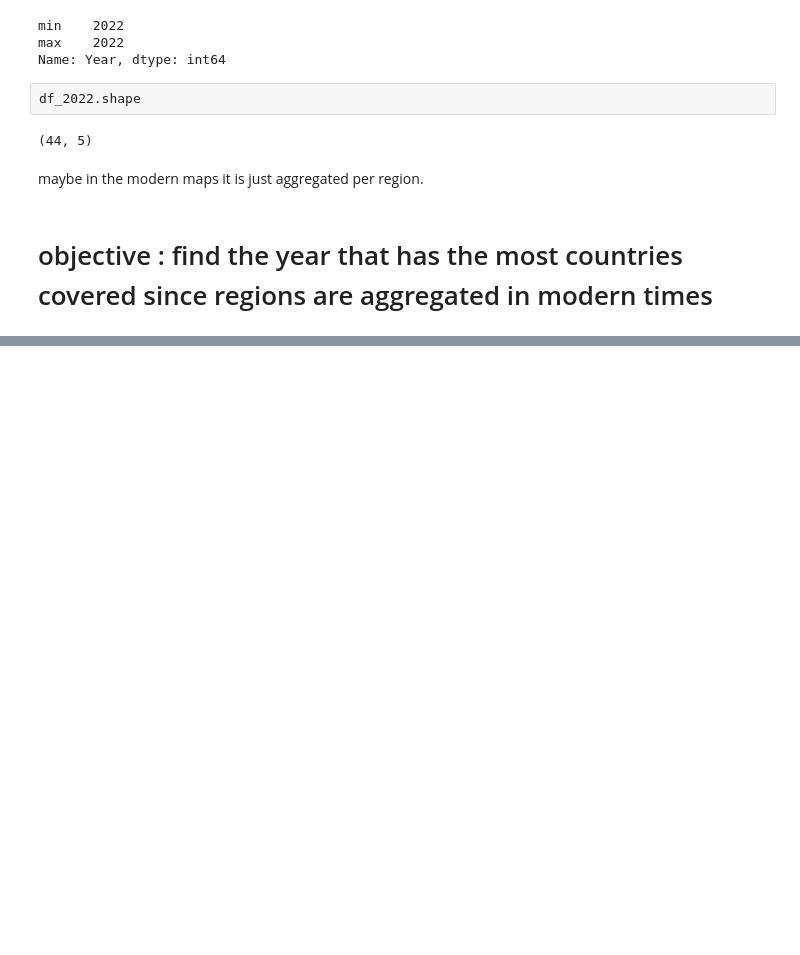
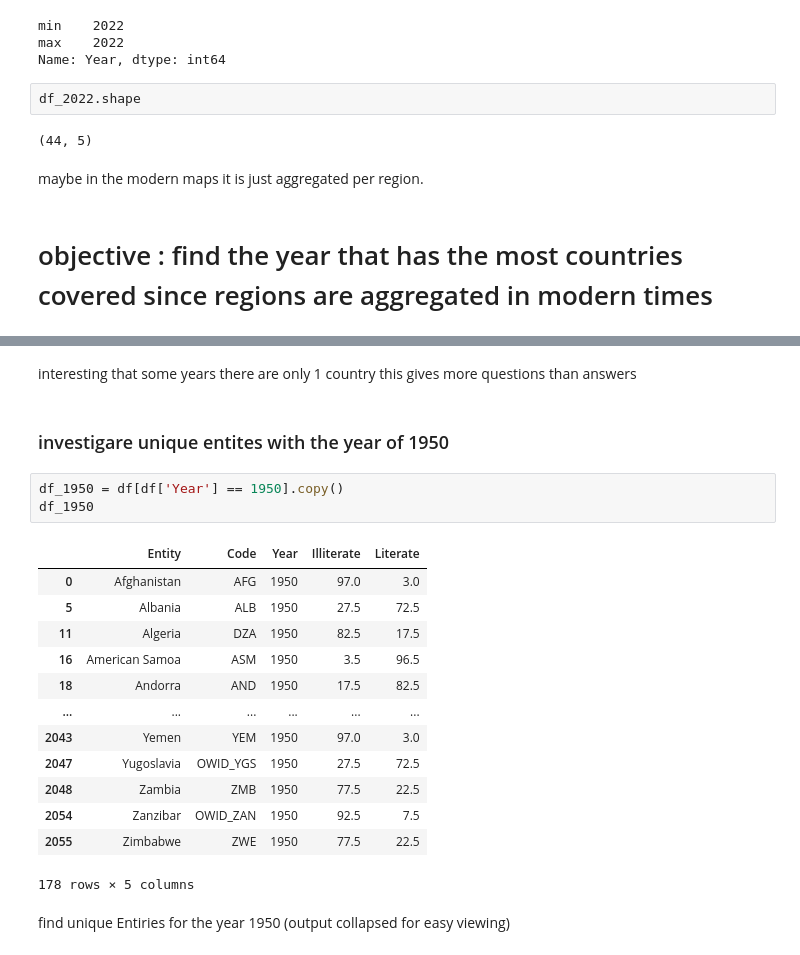
Before and after one commit to Rendell032/Portfolio, a Jupyter notebook: literate-and-illiterate-world-population/literate-and-illiterate-EDA.ipynb, the cells around one changed output, grey strips where cells are left out. Saved outputs shown, nothing was run; the diff lists cells and outputs as text; blank space fills up the shorter version.

Commit message:
inspect json file & explore years

```diff
--- a/literate-and-illiterate-world-population/literate-and-illiterate-EDA.ipynb
+++ b/literate-and-illiterate-world-population/literate-and-illiterate-EDA.ipynb
@@ -469,0 +511,23 @@ maybe in the modern maps it is just aggregated per region.
+# %% [markdown]
+interesting that some years there are only 1 country this gives more questions than answers
+# %% [markdown]
+### investigare unique entites with the year of 1950
+# %%
+df_1950 = df[df['Year'] == 1950].copy()
+df_1950
+# %% [output]
+|  | Entity | Code | Year | Illiterate | Literate |
+| 0 | Afghanistan | AFG | 1950 | 97.0 | 3.0 |
+| 5 | Albania | ALB | 1950 | 27.5 | 72.5 |
+| 11 | Algeria | DZA | 1950 | 82.5 | 17.5 |
+| 16 | American Samoa | ASM | 1950 | 3.5 | 96.5 |
+| 18 | Andorra | AND | 1950 | 17.5 | 82.5 |
+| ... | ... | ... | ... | ... | ... |
+| 2043 | Yemen | YEM | 1950 | 97.0 | 3.0 |
+| 2047 | Yugoslavia | OWID_YGS | 1950 | 27.5 | 72.5 |
+| 2048 | Zambia | ZMB | 1950 | 77.5 | 22.5 |
+| 2054 | Zanzibar | OWID_ZAN | 1950 | 92.5 | 7.5 |
+| 2055 | Zimbabwe | ZWE | 1950 | 77.5 | 22.5 |
+178 rows × 5 columns
+# %% [markdown]
+find unique Entiries for the year 1950 (output collapsed for easy viewing)
```
Also changed, not shown: parts of 38 cells of this notebook.
